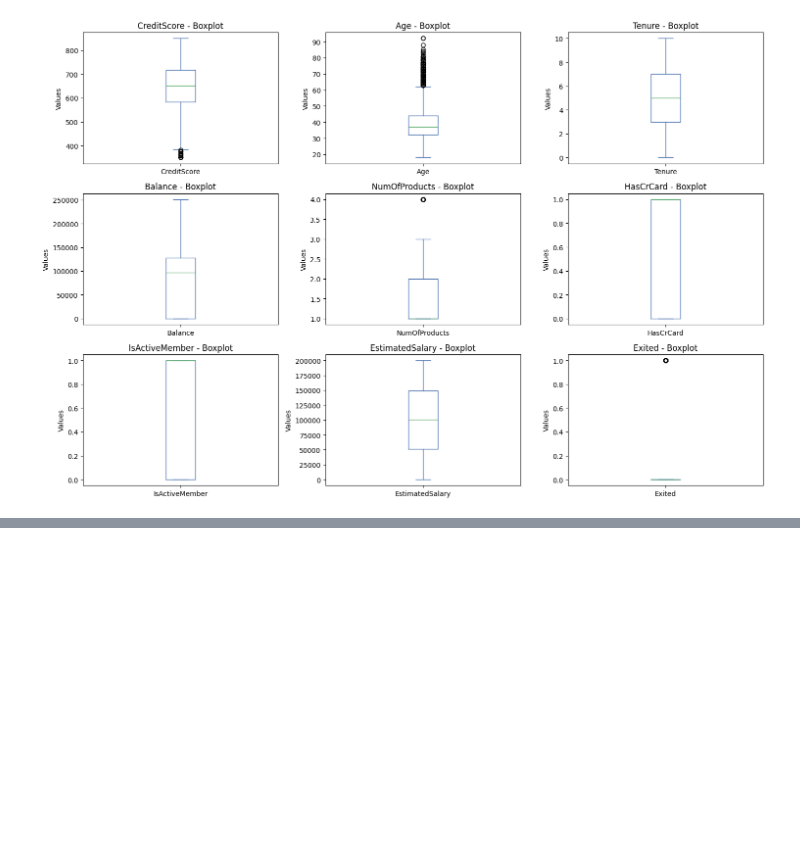
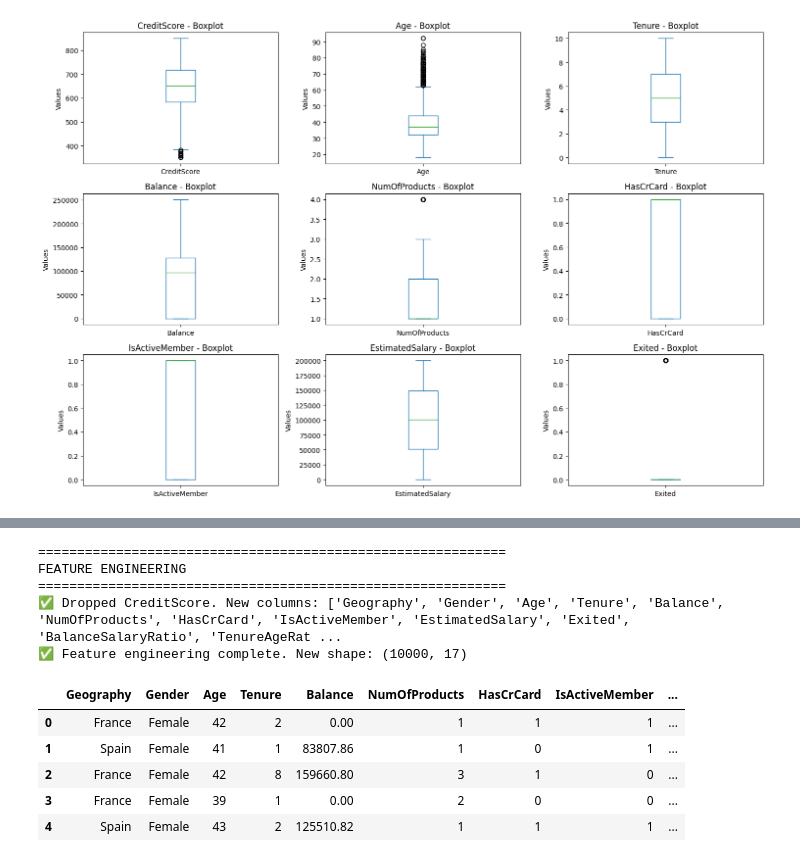
Before and after one commit to syamanidheesh/Bank_Customer_Churn_Prediction, a Jupyter notebook: Bank_Customer_Churn/notebooks/01_data_preprocessing.ipynb, the cells around one changed output, grey strips where cells are left out. Drawn from its saved outputs; the diff is of its cells as text; code cells hidden in the pictures; blank space fills up the shorter version.

```diff
--- a/Bank_Customer_Churn/notebooks/01_data_preprocessing.ipynb
+++ b/Bank_Customer_Churn/notebooks/01_data_preprocessing.ipynb
@@ -247,4 +232,0 @@ df['EngagementScore'] = (
-# %%
-df['CreditScoreCategory'] = pd.cut(df['CreditScore'],
-                                   bins=[0, 500, 700, 850],
-                                   labels=[2, 1, 0]).astype(int)
@@ -398,11 +232,0 @@ plt.show()
-# %%
-df['Geography'] = df['Geography'].map({
-    'France': 0,
-    'Germany': 1,
-    'Spain': 2
-})
-
-df['Gender'] = df['Gender'].map({
-    'Male': 0,
-    'Female': 1
-})
@@ -556,0 +250,49 @@ y_test: 2000 samples
+# %%
+# CELL 4: Feature Engineering
+print("\n" + "=" * 60)
+print("FEATURE ENGINEERING")
+print("=" * 60)
+
+# Ratio features
+df['BalanceSalaryRatio'] = (df['Balance'] / (df['EstimatedSalary'] + 1)).round(3)
+df['TenureAgeRatio'] = df['Tenure'] / (df['Age'] + 1)
+df['ProductUtilizationRate'] = (df['NumOfProducts'] / (df['Tenure'] + 1)).round(3)
+
+# Interaction features
+df['AgeBalanceInteraction'] = df['Age'] * df['Balance']
+
+# Engagement Score
+df['EngagementScore'] = (
+    df['IsActiveMember'] +
+    df['HasCrCard'] +
+    (df['NumOfProducts'] / df['NumOfProducts'].max())
+).round(2)
+
+# Credit Score Categories
+df['CreditScoreCategory'] = pd.cut(df['CreditScore'],
+                                   bins=[0, 580, 670, 740, 800, 850],
+                                   labels=[0, 1, 2, 3, 4],
+                                   include_lowest=True).astype(int)
+
+# After creating CreditScoreCategory, drop the original CreditScore
+df = df.drop('CreditScore', axis=1)
+print(f"✅ Dropped CreditScore. New columns: {df.columns.tolist()}")
+
+# Simulated Complaint Count
+np.random.seed(42)
+df['ComplaintCount'] = np.random.poisson(lam=0.5, size=len(df))
+
+print(f"✅ Feature engineering complete. New shape: {df.shape}")
+df.head()
+# %% [output]
+============================================================
+FEATURE ENGINEERING
+============================================================
+✅ Dropped CreditScore. New columns: ['Geography', 'Gender', 'Age', 'Tenure', 'Balance', 'NumOfProducts', 'HasCrCard', 'IsActiveMember', 'EstimatedSalary', 'Exited', 'BalanceSalaryRatio', 'TenureAgeRat ...
+✅ Feature engineering complete. New shape: (10000, 17)
+|  | Geography | Gender | Age | Tenure | Balance | NumOfProducts | HasCrCard | IsActiveMember | ... |
+| 0 | France | Female | 42 | 2 | 0.00 | 1 | 1 | 1 | ... |
+| 1 | Spain | Female | 41 | 1 | 83807.86 | 1 | 0 | 1 | ... |
+| 2 | France | Female | 42 | 8 | 159660.80 | 3 | 1 | 0 | ... |
+| 3 | France | Female | 39 | 1 | 0.00 | 2 | 0 | 0 | ... |
+| 4 | Spain | Female | 43 | 2 | 125510.82 | 1 | 1 | 1 | ... |
```
Also changed, not shown: parts of 52 cells of this notebook, 49 other files.
